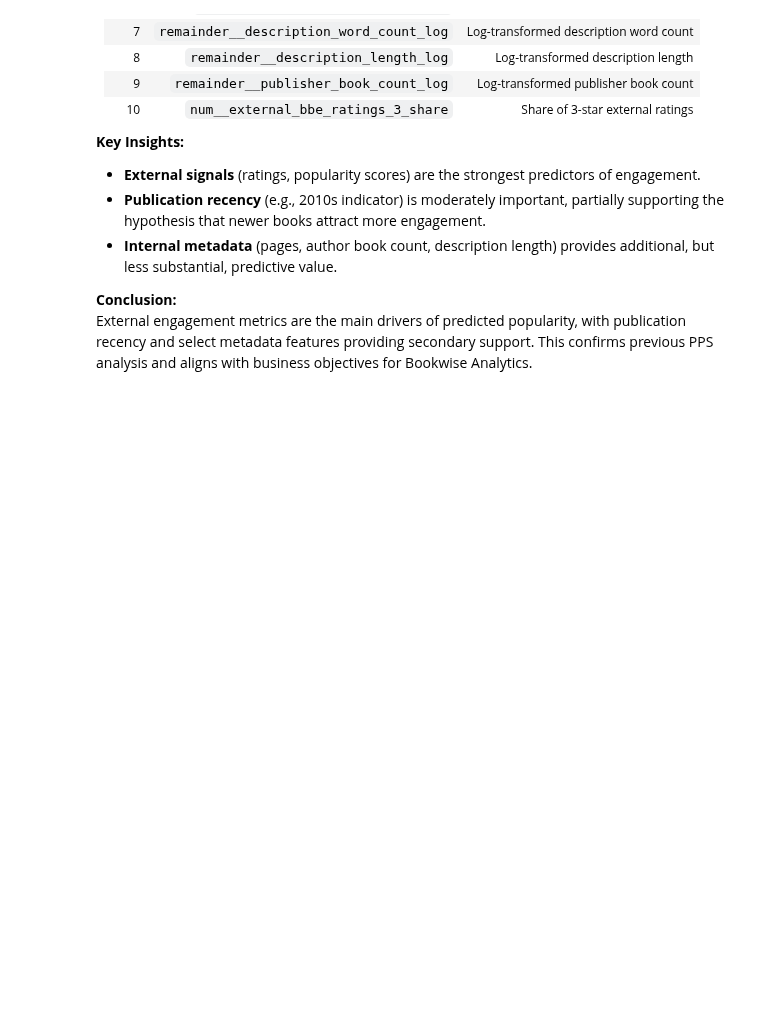
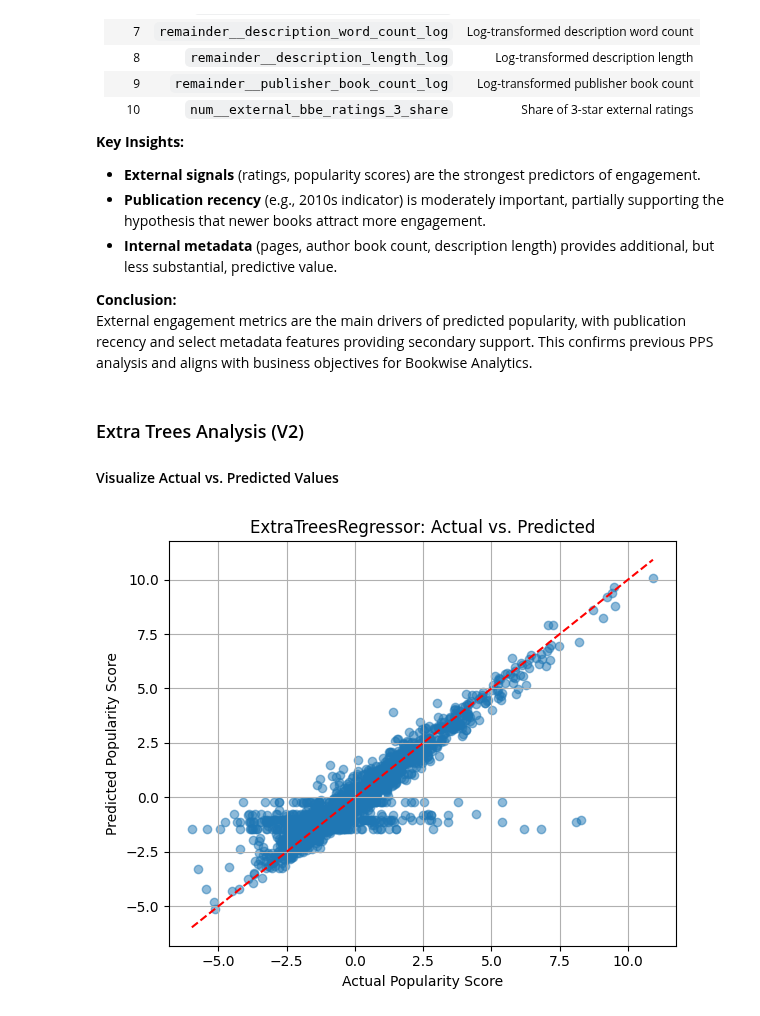
Before and after one commit to larevolucia/bookwise-analytics, a Jupyter notebook: notebooks/06_Modeling.ipynb, the cells around one changed output. Drawn from its saved outputs; the diff is of its cells as text; code cells hidden in the pictures; blank space fills up the shorter version.

```diff
--- a/notebooks/06_Modeling.ipynb
+++ b/notebooks/06_Modeling.ipynb
@@ -698,3 +726,35 @@ The top features and their relative importances are as follows:
 
 **Conclusion:**
 External engagement metrics are the main drivers of predicted popularity, with publication recency and select metadata features providing secondary support. This confirms previous PPS analysis and aligns with business objectives for Bookwise Analytics.
+# %% [markdown]
+### Extra Trees Analysis (V2)
+
+#### Visualize Actual vs. Predicted Values
+# %%
+import matplotlib.pyplot as plt
+
+# Create directory for model plots
+plot_dir = 'outputs/model_plots'
+os.makedirs(plot_dir, exist_ok=True)
+
+# Fit the selected model using the optimized pipeline
+et_model = PipelineOptimization(ExtraTreesRegressor(n_estimators=89, max_depth=10, min_samples_split=2, random_state=0))
+et_model.fit(X_train, y_train)
+
+# Predictions
+y_pred_et = et_model.predict(X_test)
+
+# Plot
+plt.figure(figsize=(6, 5))
+plt.scatter(y_test, y_pred_et, alpha=0.5)
+plt.plot([y_test.min(), y_test.max()], [y_test.min(), y_test.max()], 'r--')
+plt.xlabel("Actual Popularity Score")
+plt.ylabel("Predicted Popularity Score")
+plt.title("ExtraTreesRegressor: Actual vs. Predicted")
+plt.grid(True)
+plt.tight_layout()
+plt.show()
+plt.savefig(os.path.join(plot_dir, 'et_actual_vs_predicted.png'))
+plt.close()
+# %% [output]
+[figure, added]
```
Also changed, not shown: parts of 17 cells of this notebook, 3 other files.
